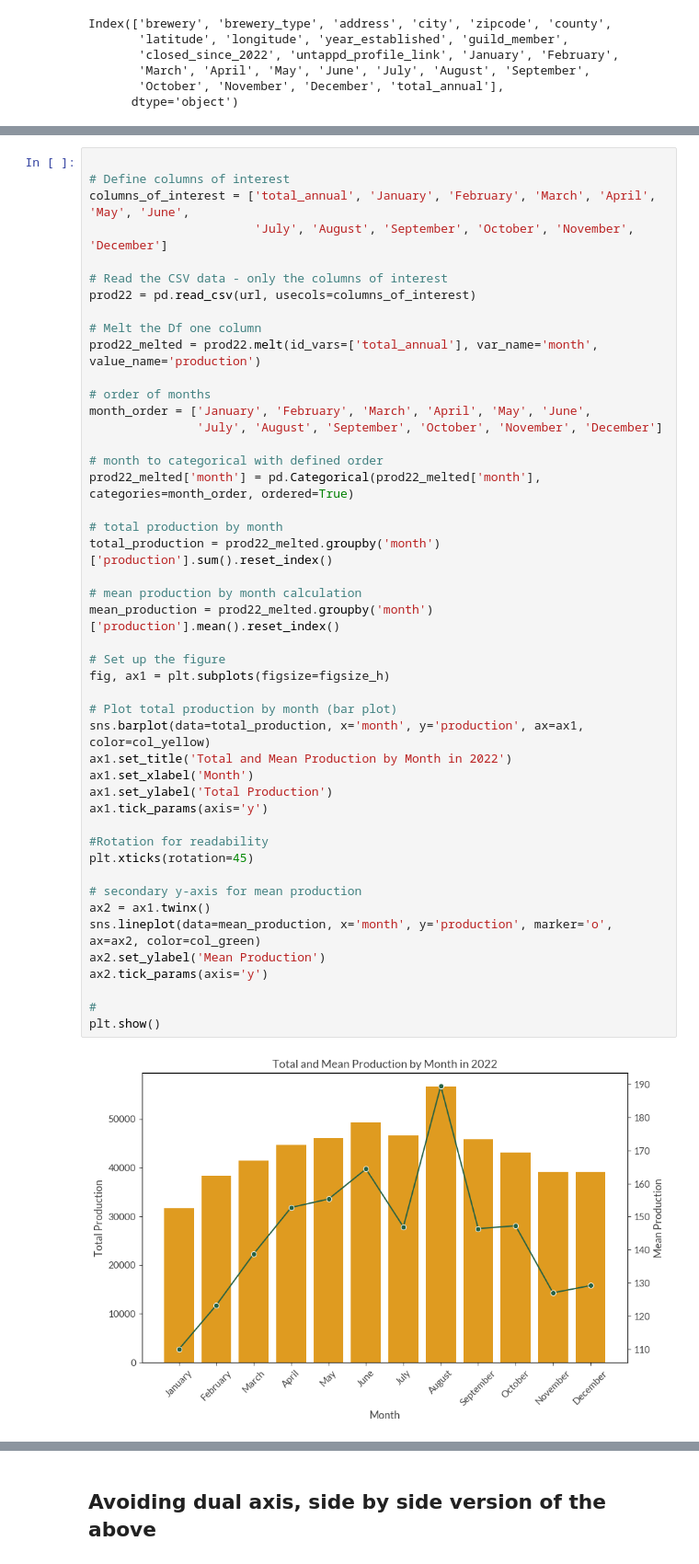
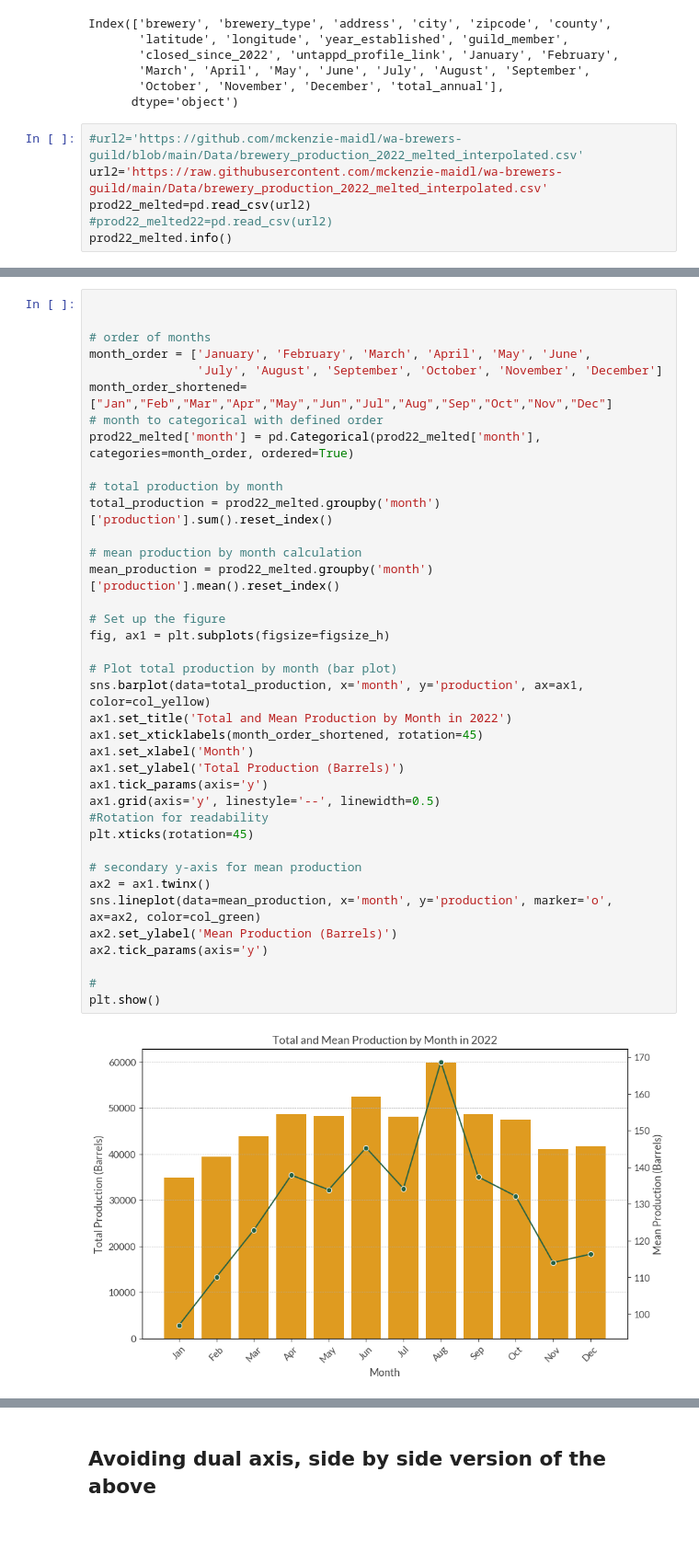
Before and after one commit to mckenzie-maidl/wa-brewers-guild, a Jupyter notebook: Justus_Visualizations.ipynb, the cells around one changed output, grey strips where cells are left out. Shown: that part at 92% size. Drawn from its saved outputs; the diff is of its cells as text; blank space fills up the shorter version.

Commit message:
Month on xticks shortened
Month on xticks shortened

```diff
--- a/Justus_Visualizations.ipynb
+++ b/Justus_Visualizations.ipynb
@@ -58,3 +58,9 @@ Index(['brewery', 'brewery_type', 'address', 'city', 'zipcode', 'county',
        'March', 'April', 'May', 'June', 'July', 'August', 'September',
        'October', 'November', 'December', 'total_annual'],
       dtype='object')
+# %%
+#url2='https://github.com/mckenzie-maidl/wa-brewers-guild/blob/main/Data/brewery_production_2022_melted_interpolated.csv'
+url2='https://raw.githubusercontent.com/mckenzie-maidl/wa-brewers-guild/main/Data/brewery_production_2022_melted_interpolated.csv'
+prod22_melted=pd.read_csv(url2)
+#prod22_melted22=pd.read_csv(url2)
+prod22_melted.info()
@@ -61,48 +85,40 @@ Index(['brewery', 'brewery_type', 'address', 'city', 'zipcode', 'county',
 # %%
 
-# Define columns of interest
-columns_of_interest = ['total_annual', 'January', 'February', 'March', 'April', 'May', 'June',
-                       'July', 'August', 'September', 'October', 'November', 'December']
-
-# Read the CSV data - only the columns of interest
-prod22 = pd.read_csv(url, usecols=columns_of_interest)
-
-# Melt the Df one column
-prod22_melted = prod22.melt(id_vars=['total_annual'], var_name='month', value_name='production')
 
 # order of months
 month_order = ['January', 'February', 'March', 'April', 'May', 'June',
                'July', 'August', 'September', 'October', 'November', 'December']
-
+month_order_shortened=["Jan","Feb","Mar","Apr","May","Jun","Jul","Aug","Sep","Oct","Nov","Dec"]
 # month to categorical with defined order
 prod22_melted['month'] = pd.Categorical(prod22_melted['month'], categories=month_order, ordered=True)
 
 # total production by month
 total_production = prod22_melted.groupby('month')['production'].sum().reset_index()
 
 # mean production by month calculation
 mean_production = prod22_melted.groupby('month')['production'].mean().reset_index()
 
 # Set up the figure
 fig, ax1 = plt.subplots(figsize=figsize_h)
 
 # Plot total production by month (bar plot)
 sns.barplot(data=total_production, x='month', y='production', ax=ax1, color=col_yellow)
 ax1.set_title('Total and Mean Production by Month in 2022')
+ax1.set_xticklabels(month_order_shortened, rotation=45)
 ax1.set_xlabel('Month')
-ax1.set_ylabel('Total Production')
+ax1.set_ylabel('Total Production (Barrels)')
 ax1.tick_params(axis='y')
-
+ax1.grid(axis='y', linestyle='--', linewidth=0.5)
 #Rotation for readability
 plt.xticks(rotation=45)
 
 # secondary y-axis for mean production
 ax2 = ax1.twinx()
 sns.lineplot(data=mean_production, x='month', y='production', marker='o', ax=ax2, color=col_green)
-ax2.set_ylabel('Mean Production')
+ax2.set_ylabel('Mean Production (Barrels)')
 ax2.tick_params(axis='y')
 
 #
 plt.show()
 # %% [output]
-[figure, old version]
+[figure, new version]
```
Also changed, not shown: parts of 10 cells of this notebook.
